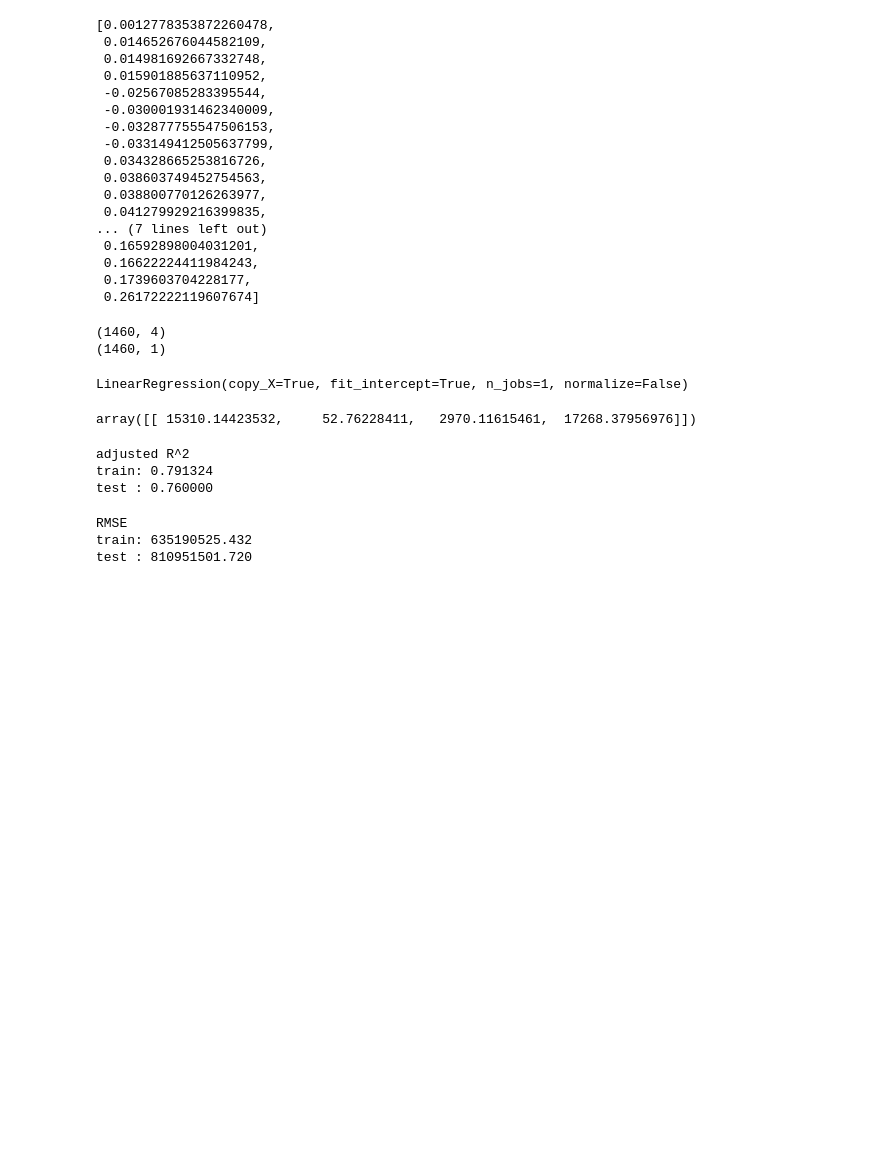
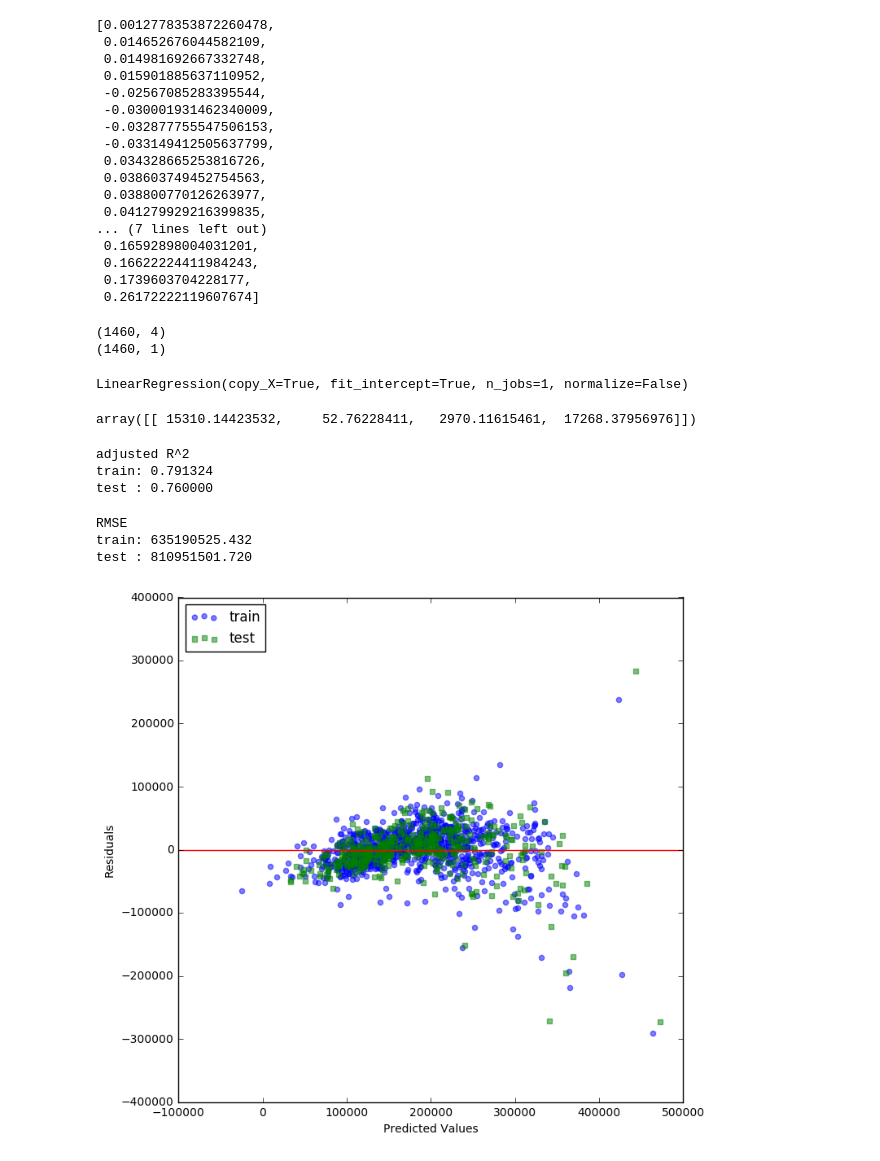
Before and after one commit to gotagod/kaggle_housing_compe, a Jupyter notebook: Housing2.ipynb, the cells around one changed output. Drawn from its saved outputs; the diff is of its cells as text; code cells hidden in the pictures; blank space fills up the shorter version.

```diff
--- a/Housing2.ipynb
+++ b/Housing2.ipynb
@@ -197,3 +197,26 @@ print('test : %.3f' % (mse(y_test, lr_picked.predict(X_test)) ** 1/2))
 RMSE
 train: 635190525.432
 test : 810951501.720
+# %%
+# 残差プロットを行う関数を定義
+import seaborn as sns
+def res_plot(y_train, y_train_pred, y_test, y_test_pred):
+    # train, testごとに残差を算出
+    res_train = y_train_pred - y_train
+    res_test  = y_test_pred - y_test
+
+    # train, testごとに(予測値, 残差)をプロット
+    plt.figure(figsize=(8, 8))
+    plt.scatter(y_train_pred, res_train, color='blue', marker='o', label='train', alpha=0.5)
+    plt.scatter(y_test_pred, res_test, color='green', marker='s', label='test', alpha=0.5)
+
+    plt.xlabel('Predicted Values')                  # x軸のラベルを表示
+    plt.ylabel('Residuals')                         # y軸のラベルを表示
+    plt.legend(loc='upper left')                    # 凡例を左上に表示
+    plt.hlines(y=0, xmin=-100000, xmax=500000, color='red') # 残差0の線を表示
+    plt.xlim([-100000, 500000])                             # 表示する横軸の範囲を指定
+    plt.show()
+# 残差プロットを出力
+res_plot(y_train, lr_picked.predict(X_train), y_test, lr_picked.predict(X_test))
+# %% [output]
+[figure, added]
```
Also changed, not shown: parts of 5 cells of this notebook.
